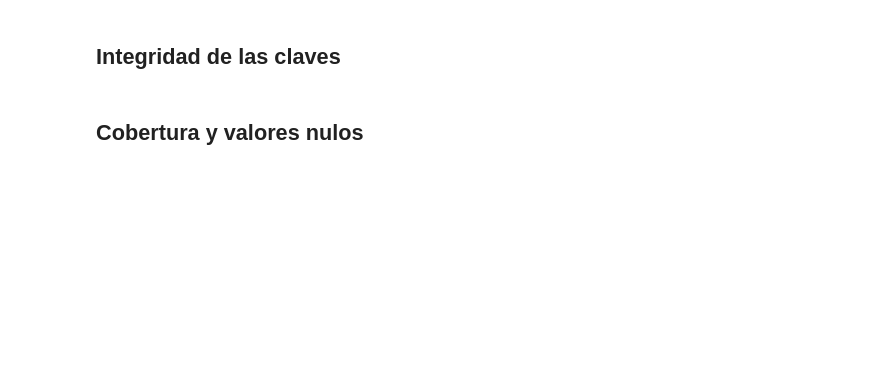
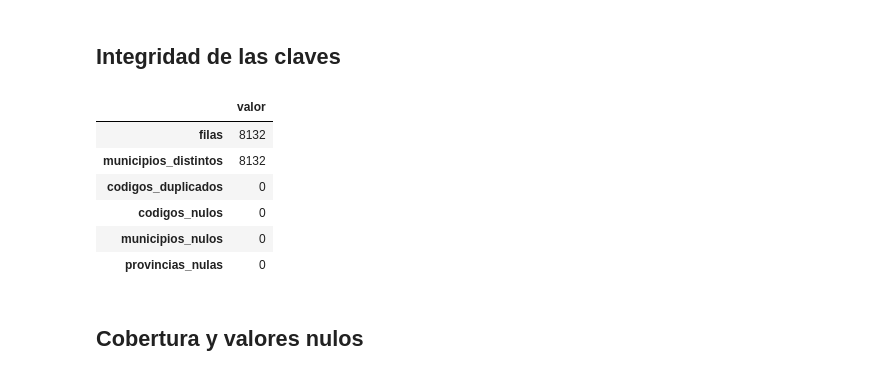
Before and after one commit to DavidJuanP/TFM-segmentacion-inmobiliaria, a Jupyter notebook: notebooks/01_eda_curated.ipynb, the cells around one changed output. Cells and saved outputs as stored; diff of their text form; code cells hidden in the pictures; blank space fills up the shorter version.

```diff
--- a/notebooks/01_eda_curated.ipynb
+++ b/notebooks/01_eda_curated.ipynb
@@ -28,18 +40,24 @@ df.head()
 # %% [markdown]
 ## Integridad de las claves
 # %%
+# Comprobamos la integridad del dataset (no debe haber municipios duplicados, nulos o códigos repetidos)
 integridad = pd.Series({
     'filas': len(df),
     'municipios_distintos': df['codigo_ine'].nunique(dropna=True),
     'codigos_duplicados': df.duplicated('codigo_ine').sum(),
     'codigos_nulos': df['codigo_ine'].isna().sum(),
     'municipios_nulos': df['municipio'].isna().sum(),
     'provincias_nulas': df['provincia'].isna().sum(),
 })
-display(integridad.to_frame('valor'))
-
-if integridad[['codigos_duplicados', 'codigos_nulos']].sum() != 0:
-    raise ValueError('El universo municipal no tiene una clave única válida')
+display(integridad.to_frame('valores'))
+# %% [output]
+|  | valor |
+| filas | 8132 |
+| municipios_distintos | 8132 |
+| codigos_duplicados | 0 |
+| codigos_nulos | 0 |
+| municipios_nulos | 0 |
+| provincias_nulas | 0 |
 # %% [markdown]
 ## Cobertura y valores nulos
 # %%
```
Also changed, not shown: parts of 5 cells of this notebook, 3 other files.
